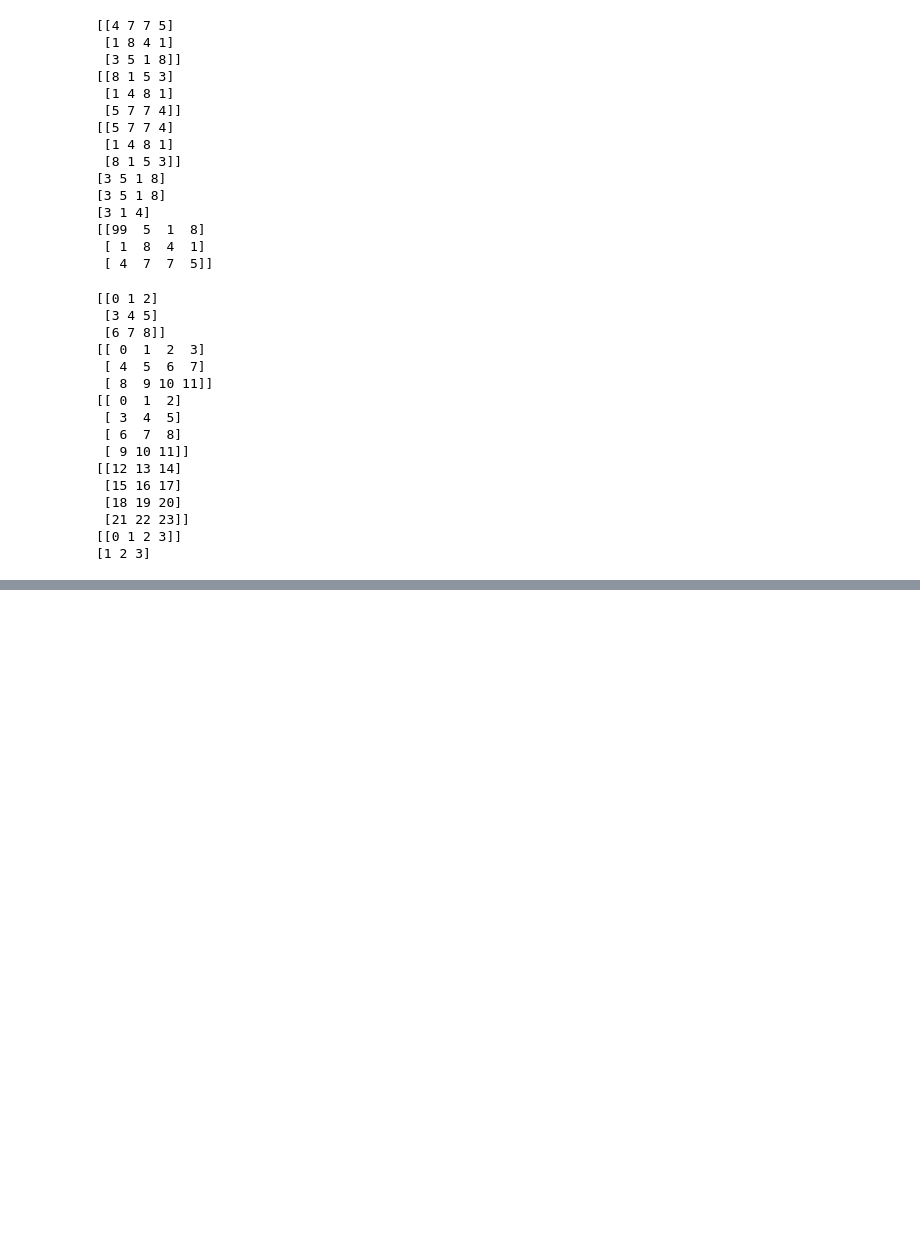
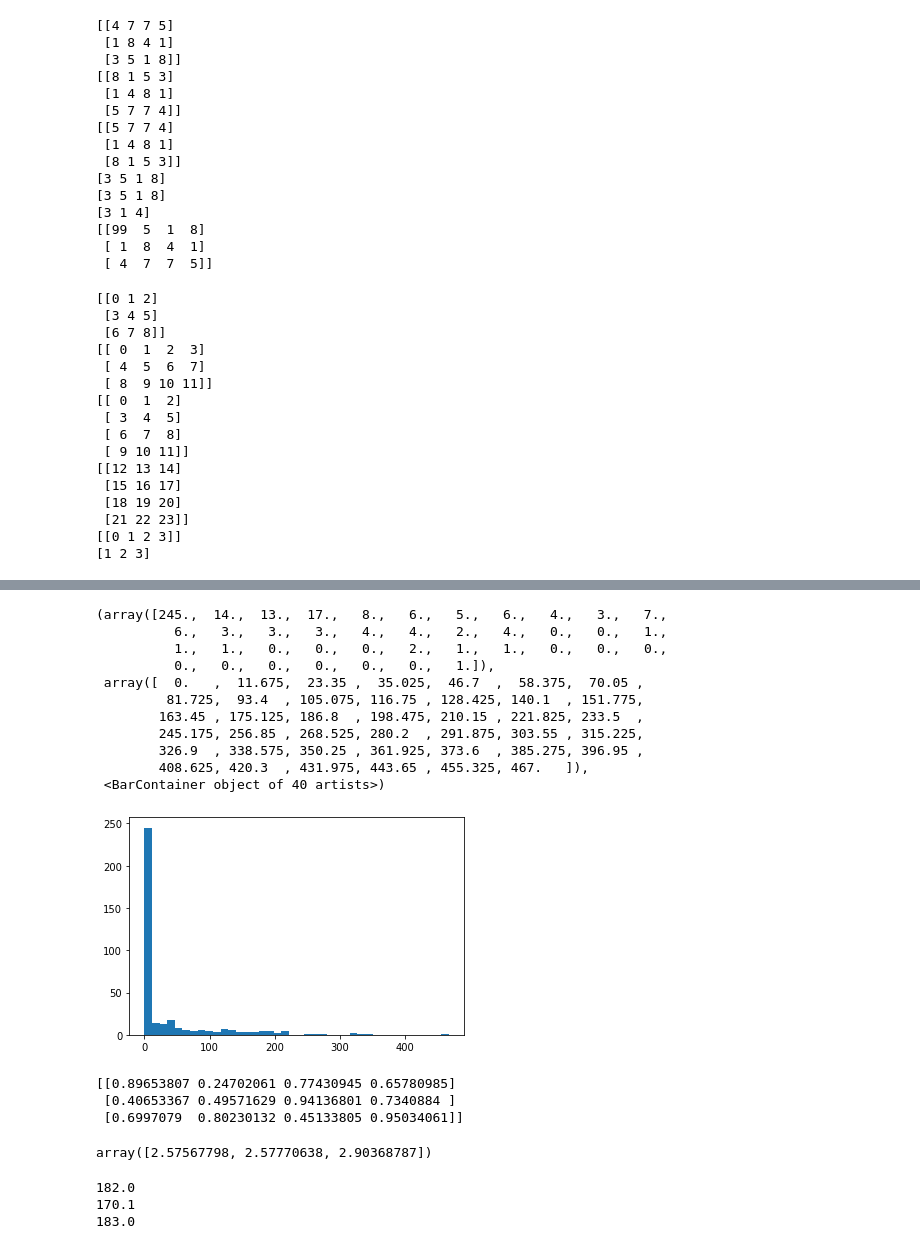
Before and after one commit to SoongMoo/shinhan2205, a Jupyter notebook: 2Day.ipynb, the cells around one changed output, grey strips where cells are left out. Drawn from its saved outputs; the diff is of its cells as text; code cells hidden in the pictures; blank space fills up the shorter version.

```diff
--- a/2Day.ipynb
+++ b/2Day.ipynb
@@ -1111,0 +1321,58 @@ print(arr5)
+# %%
+import pandas as pd
+data = pd.read_csv("https://raw.githubusercontent.com/wikibook/python-ds-handbook/master/notebooks/data/Seattle2014.csv")
+# 시애틀의 간수량 : PRCP
+nprain  = data['PRCP']
+nprain = np.array(nprain)
+inches = nprain / 254 # 브로드케스팅
+import matplotlib.pyplot as plt
+plt.hist(nprain, 40)
+# %% [output]
+(array([245.,  14.,  13.,  17.,   8.,   6.,   5.,   6.,   4.,   3.,   7.,
+          6.,   3.,   3.,   3.,   4.,   4.,   2.,   4.,   0.,   0.,   1.,
+          1.,   1.,   0.,   0.,   0.,   2.,   1.,   1.,   0.,   0.,   0.,
+          0.,   0.,   0.,   0.,   0.,   0.,   1.]),
+ array([  0.   ,  11.675,  23.35 ,  35.025,  46.7  ,  58.375,  70.05 ,
+         81.725,  93.4  , 105.075, 116.75 , 128.425, 140.1  , 151.775,
+        163.45 , 175.125, 186.8  , 198.475, 210.15 , 221.825, 233.5  ,
+        245.175, 256.85 , 268.525, 280.2  , 291.875, 303.55 , 315.225,
+        326.9  , 338.575, 350.25 , 361.925, 373.6  , 385.275, 396.95 ,
+        408.625, 420.3  , 431.975, 443.65 , 455.325, 467.   ]),
+ <BarContainer object of 40 artists>)
+[figure, added]
+# %%
+M = np.random.random((3, 4))
+M
+np.sum(M)
+M.sum()
+M.min()
+M.max()
+print(M)
+M.min(axis=0) # x축 , 열기준
+M.max(axis=0)
+M.sum(axis=0)
+M.min(axis=1) # y축 , 열기준
+M.max(axis=1)
+M.sum(axis=1)
+# axis = 2 : z
+# %% [output]
+[[0.89653807 0.24702061 0.77430945 0.65780985]
+ [0.40653367 0.49571629 0.94136801 0.7340884 ]
+ [0.6997079  0.80230132 0.45133805 0.95034061]]
+array([2.57567798, 2.57770638, 2.90368787])
+# %%
+data = pd.read_csv("https://raw.githubusercontent.com/wikibook/python-ds-handbook/master/notebooks/data/president_heights.csv")
+heights  = np.array(data['height(cm)'])
+heights
+heights.mean()
+np.mean(heights)
+heights.min()
+heights.max()
+heights.std()
+print(np.median(heights)) # 2사분위
+print(np.percentile(heights, 25)) # 1사분위
+print(np.percentile(heights, 75)) # 3사분위
+# %% [output]
+182.0
+170.1
+183.0
```
Also changed, not shown: parts of 14 cells of this notebook.
